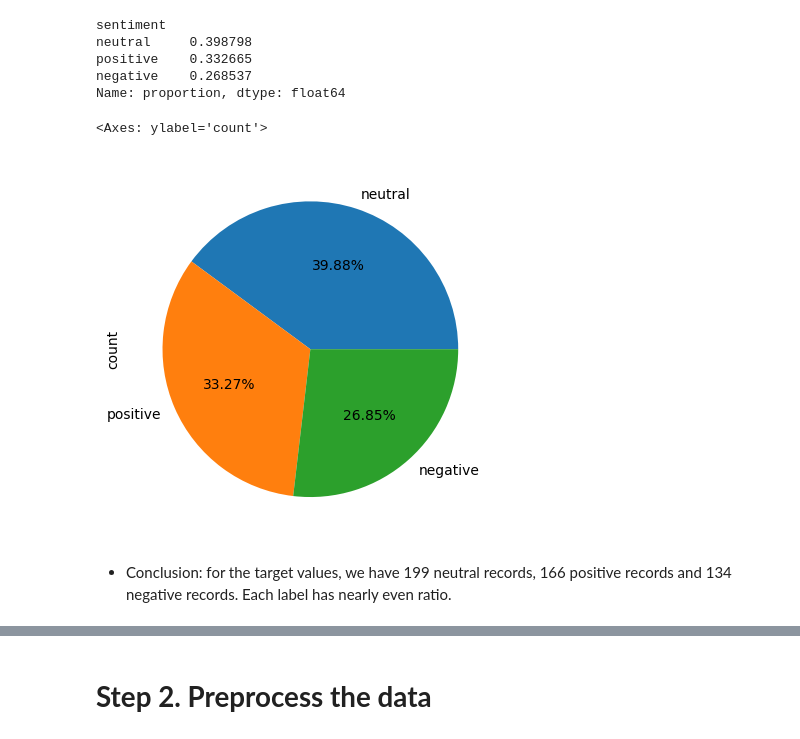
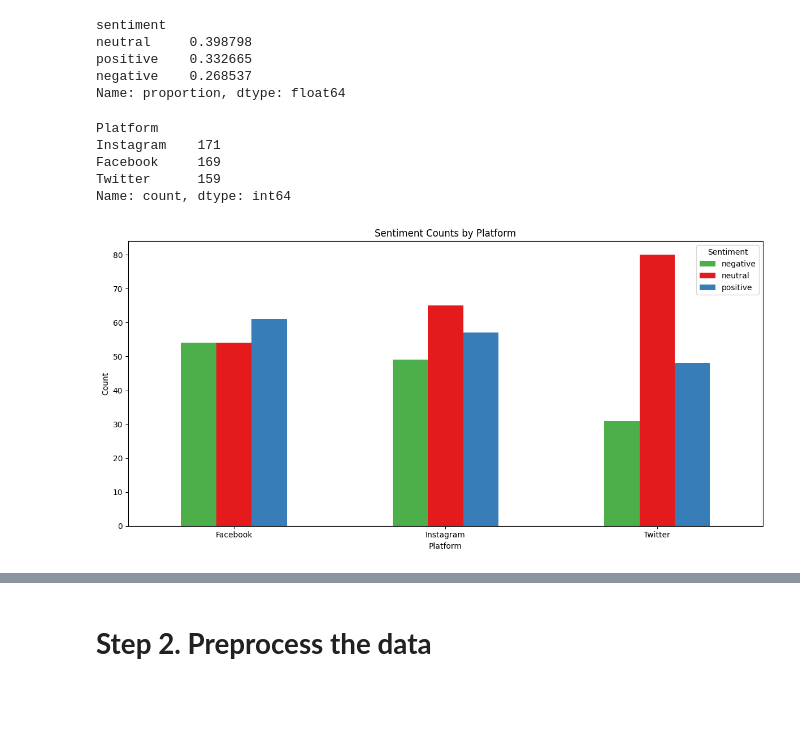
Before and after one commit to michellezhenggogo/sentiment_analysis_production, a Jupyter notebook: sentiment analysis.ipynb, the cells around one changed output, grey strips where cells are left out. Drawn from its saved outputs; the diff is of its cells as text; code cells hidden in the pictures; blank space fills up the shorter version.

Commit message:
Kaggle Notebook | sentiment analysis | Version 6

```diff
--- a/sentiment analysis.ipynb
+++ b/sentiment analysis.ipynb
@@ -115,10 +113,29 @@ neutral     0.398798
 positive    0.332665
 negative    0.268537
 Name: proportion, dtype: float64
-# %%
-df["sentiment"].value_counts().plot(kind = "pie" , autopct = "%0.2f%%")
-# %% [output]
-<Axes: ylabel='count'>
-[figure, removed]
-# %% [markdown]
-* Conclusion: for the target values, we have 199 neutral records, 166 positive records and 134 negative records. Each label has nearly even ratio.
+# %%
+df['Platform'] = df['Platform'].str.strip() # Remove trailing and tailing space
+# %%
+df.Platform.value_counts()
+# %% [output]
+Platform
+Instagram    171
+Facebook     169
+Twitter      159
+Name: count, dtype: int64
+# %%
+pivot_data = df.groupby(['Platform', 'sentiment']).size().unstack(fill_value=0)
+
+custom_colors = ['#4daf4a', '#e41a1c', '#377eb8']
+
+# Plot the grouped bar chart using the custom colors
+ax = pivot_data.plot(kind='bar', figsize=(12, 6), color=custom_colors)
+plt.xlabel('Platform')
+plt.ylabel('Count')
+plt.title('Sentiment Counts by Platform')
+plt.xticks(rotation=0)
+plt.legend(title='Sentiment')
+plt.tight_layout()
+plt.show()
+# %% [output]
+[figure, added]
```
Also changed, not shown: parts of 12 cells of this notebook.
